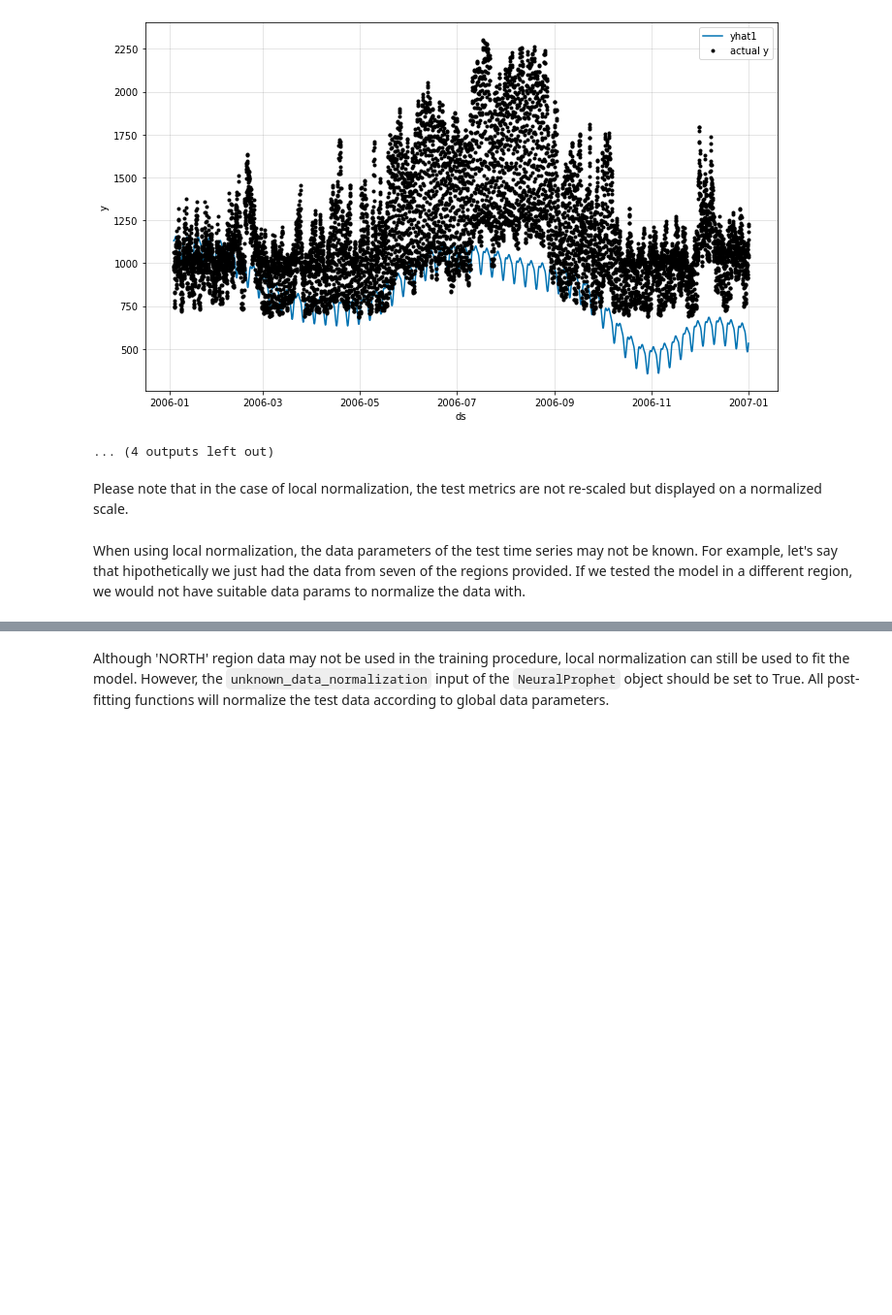
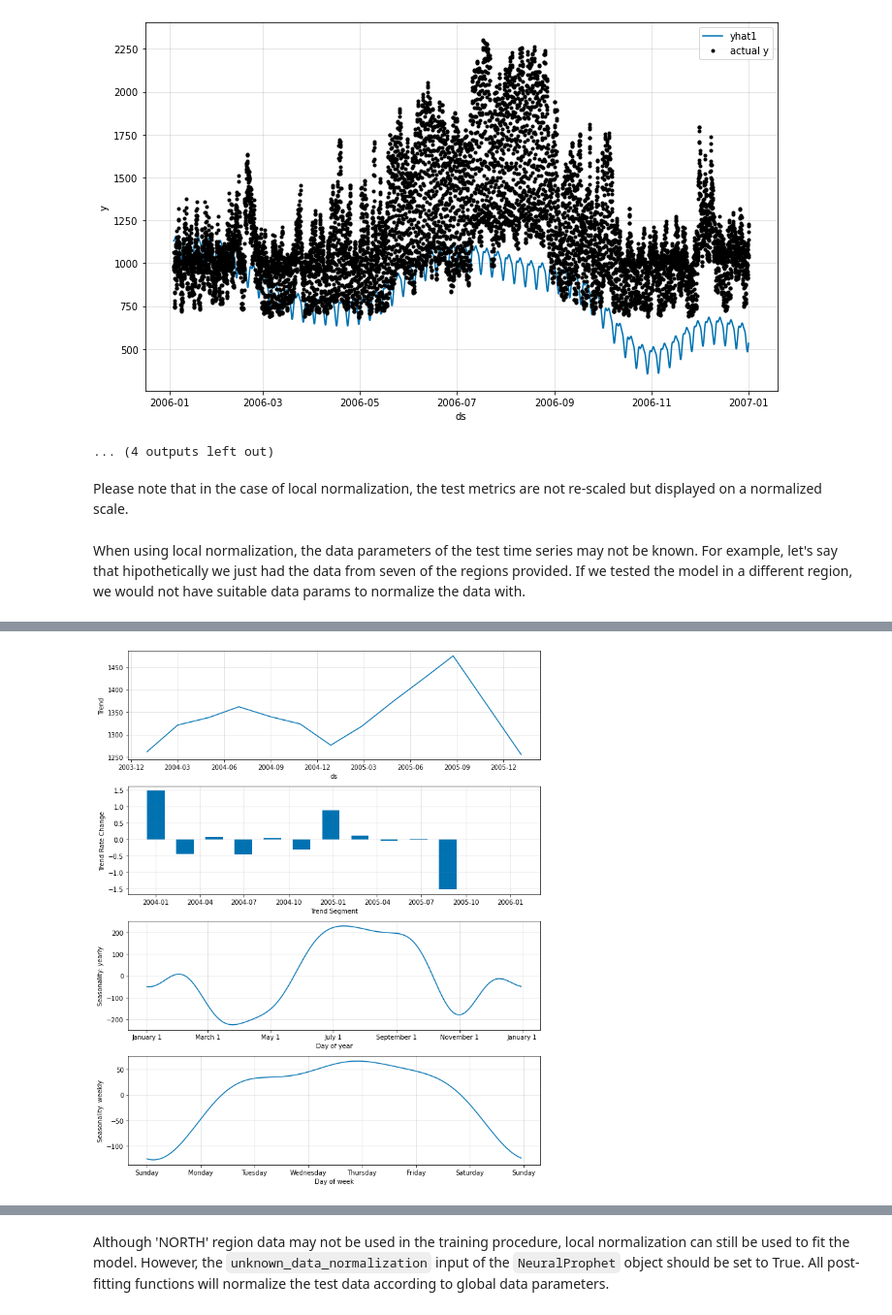
Before and after one commit to agarciadecorral/neural_prophet, a Jupyter notebook: tutorials/feature-use/global_modeling-Copy1.ipynb, the cells around one changed output, grey strips where cells are left out. Shown at 97% size. Cells and saved outputs as stored; diff of their text form; code cells hidden in the pictures; blank space fills up the shorter version.

Commit message:
plottin seasonal componenets

```diff
--- a/tutorials/feature-use/global_modeling-Copy1.ipynb
+++ b/tutorials/feature-use/global_modeling-Copy1.ipynb
@@ -134,3 +137,7 @@ TypeError: one_hot(): argument 'input' (position 1) must be Tensor, not NoneType
+# %%
+fig_param = m.plot_parameters(df_name='EAST')
+# %% [output]
+[figure, added]
 # %%
 test_metrics = m.test(df_test)
 test_metrics
```
Also changed, not shown: parts of 4 cells of this notebook, 2 other files.
